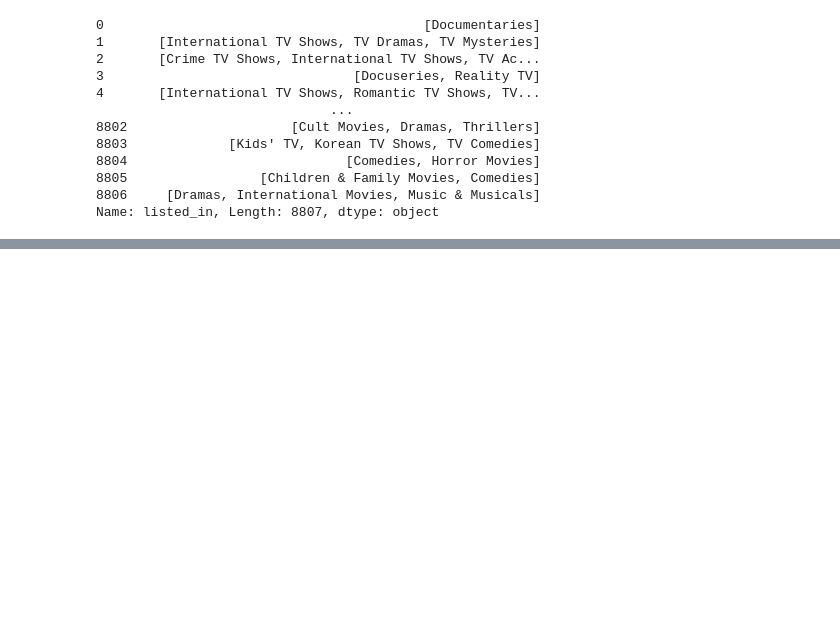
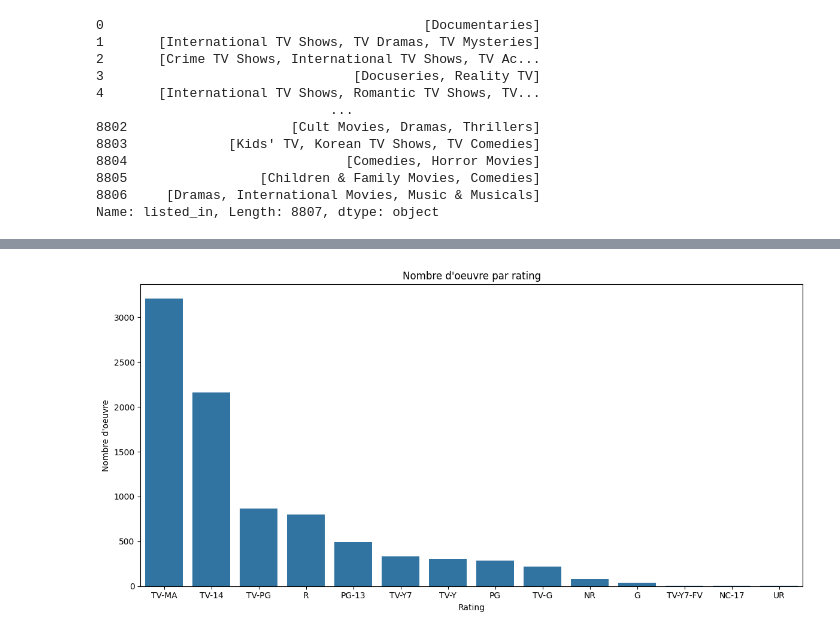
Before and after one commit to michelrostain/netflix-insights, a Jupyter notebook: netflix_data_analysis.ipynb, the cells around one changed output, grey strips where cells are left out. Saved outputs shown, nothing was run; the diff lists cells and outputs as text; code cells hidden in the pictures; blank space fills up the shorter version.

```diff
--- a/netflix_data_analysis.ipynb
+++ b/netflix_data_analysis.ipynb
@@ -380,0 +567,13 @@ Name: listed_in, Length: 8807, dtype: object
+# %%
+# Seaborn
+rating = df[~df["rating"].str.contains("min", na=False)]["rating"].value_counts()
+
+plt.figure(figsize=(12, 6))
+sns.barplot(x=rating.index, y=rating.values)
+plt.title("Nombre d'oeuvre par rating")
+plt.xlabel("Rating")
+plt.ylabel("Nombre d'oeuvre")
+plt.tight_layout()
+plt.show()
+# %% [output]
+[figure, added]
```
Also changed, not shown: parts of 40 cells of this notebook.
